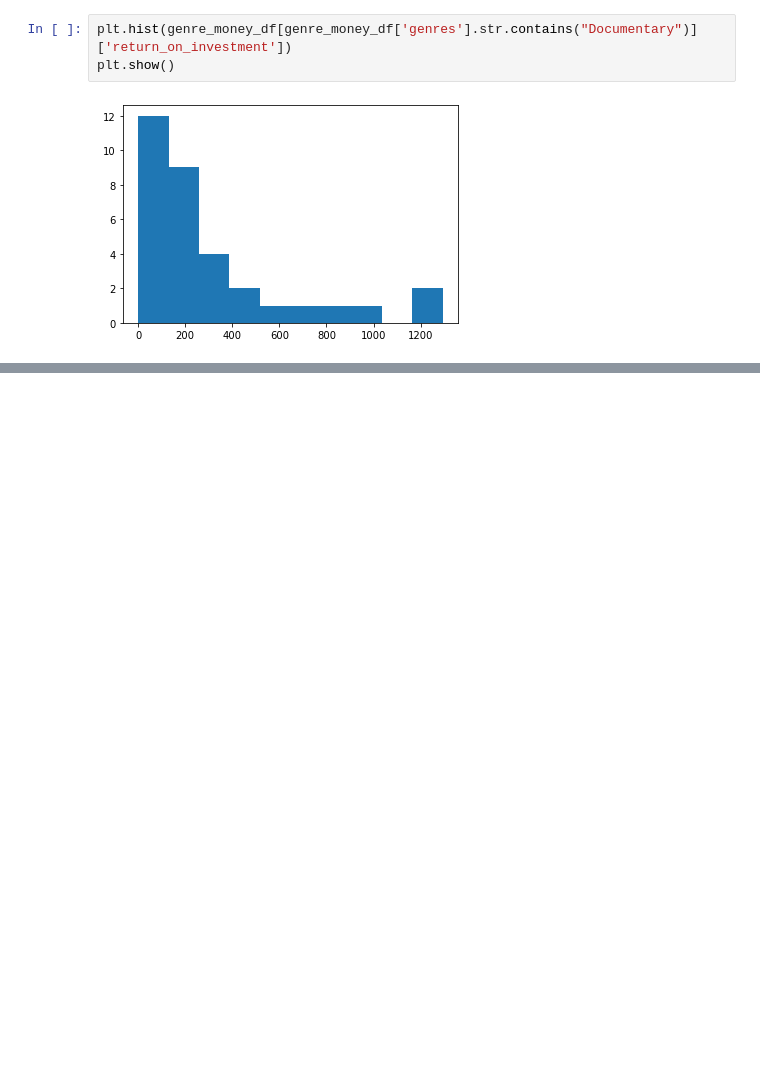
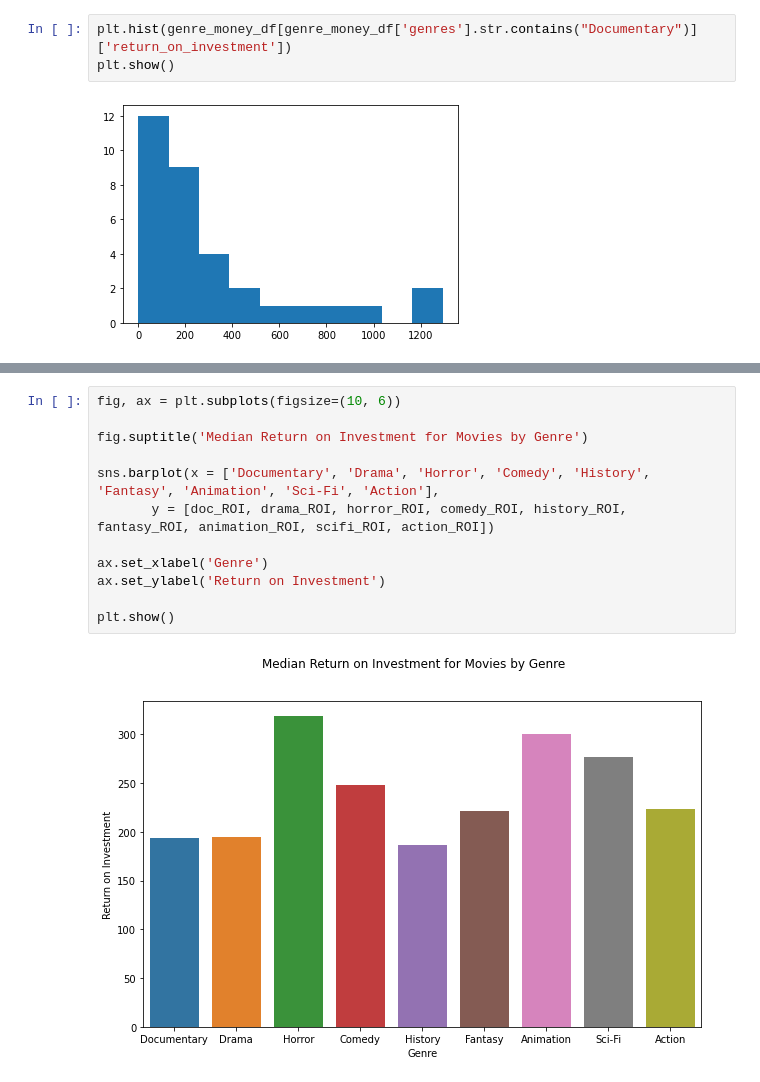
Before and after one commit to DGieseke/Exploratory-Data-Analysis-Using-Movie-Data, a Jupyter notebook: daniel/DG Edits - Movie Data Visualization Project.ipynb, the cells around one changed output, grey strips where cells are left out. Drawn from its saved outputs; the diff is of its cells as text; blank space fills up the shorter version.

```diff
--- a/daniel/DG Edits - Movie Data Visualization Project.ipynb
+++ b/daniel/DG Edits - Movie Data Visualization Project.ipynb
@@ -412,0 +578,14 @@ plt.show()
+# %%
+fig, ax = plt.subplots(figsize=(10, 6))
+
+fig.suptitle('Median Return on Investment for Movies by Genre')
+
+sns.barplot(x = ['Documentary', 'Drama', 'Horror', 'Comedy', 'History', 'Fantasy', 'Animation', 'Sci-Fi', 'Action'],
+       y = [doc_ROI, drama_ROI, horror_ROI, comedy_ROI, history_ROI, fantasy_ROI, animation_ROI, scifi_ROI, action_ROI])
+
+ax.set_xlabel('Genre')
+ax.set_ylabel('Return on Investment')
+
+plt.show()
+# %% [output]
+[figure, added]
```
Also changed, not shown: parts of 25 cells of this notebook.
